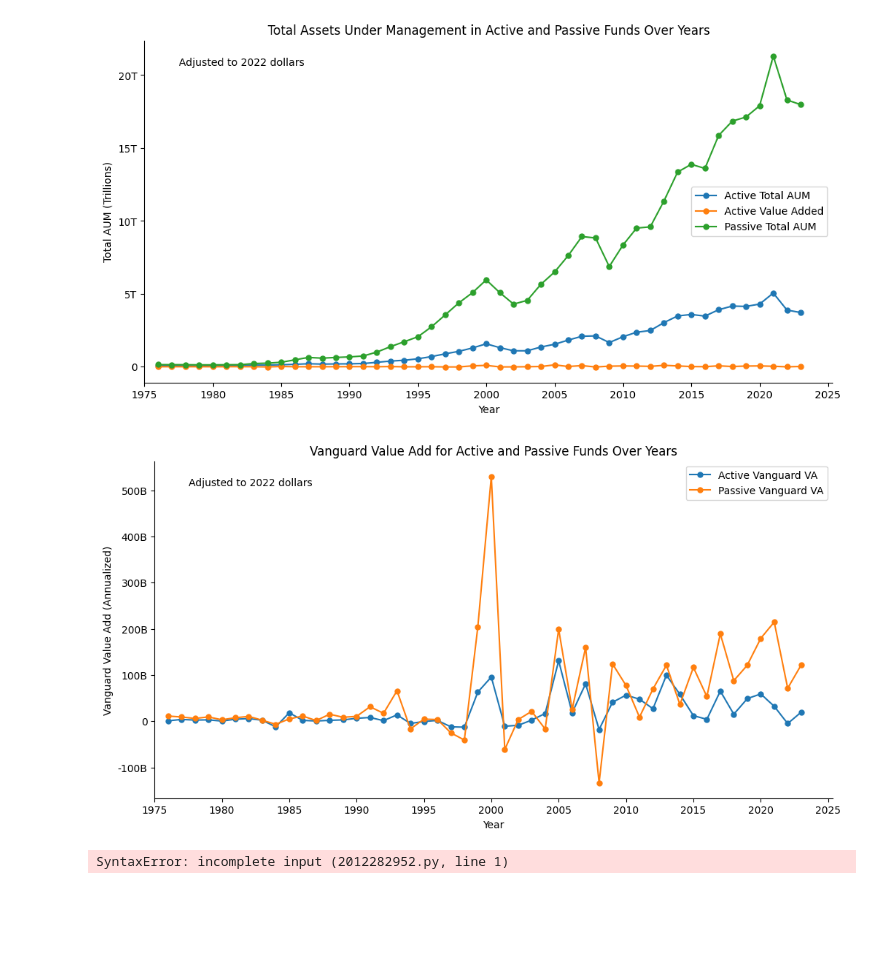
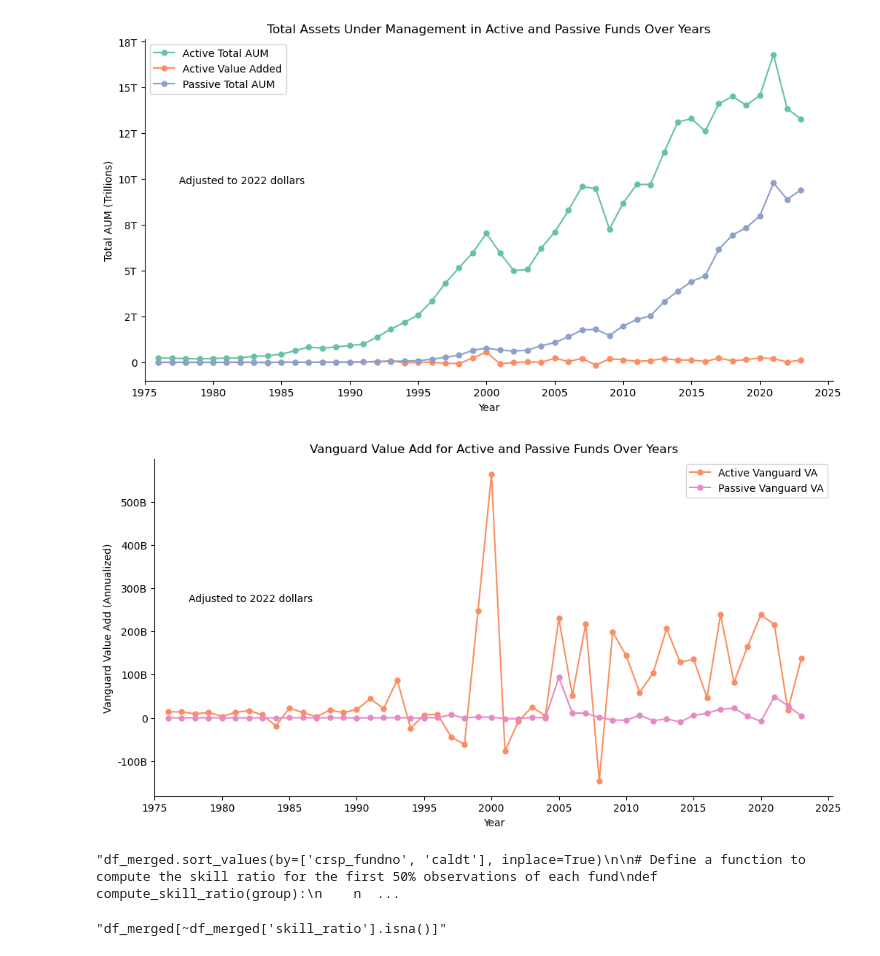
Before and after one commit to ABaraban/WRDS_FA, a Jupyter notebook: passive_active.ipynb, the cells around one changed output. Drawn from its saved outputs; the diff is of its cells as text; code cells hidden in the pictures; blank space fills up the shorter version.

```diff
--- a/passive_active.ipynb
+++ b/passive_active.ipynb
@@ -4,9 +4,10 @@ import pandas as pd
 import numpy as np
 from matplotlib.ticker import FuncFormatter
 import matplotlib.pyplot as plt
+import seaborn as sns
 
 # Define the file path
-file_path = '/scratch/harvard/abaraban/df_merged.csv'
+file_path = 'mutual_fund_data/df_merged.csv'
 
 # Read the DataFrame from the CSV file
 dtype_spec = {
@@ -30,7 +31,7 @@ print(df_merged.shape)
 # List of substrings to check for
 # Appel et al 2016
 substrings = [
-    'Index', 'Idx', 'Indx', 'Ind', 'Russell', 'S & P', 'S and P', 'S&P', 'SandP', 'SP',
+    'Index', 'Idx', 'Indx', 'Ind ', 'Russell', 'S & P', 'S and P', 'S&P', 'SandP', 'SP ',
     'DOW', 'Dow', 'DJ', 'MSCI', 'Bloomberg', 'KBW', 'NASDAQ', 'NYSE', 'STOXX',
     'FTSE', 'Wilshire', 'Morningstar', '100', '400', '500', '600', '900', '1000',
     '1500', '2000', '5000'
@@ -42,15 +43,23 @@ df_merged['index'] = df_merged['fund_name'].str.contains('|'.join(substrings), c
 
 # df_merged = df_merged[~((df_merged['index_fund_flag'] == 'D') | (df_merged['index'] == 1))]
 
+# conditions_active = (
+#     (df_merged['index_fund_flag'].isin(['B', 'E'])) &
+#     (df_merged['index'] == 0)
+# )
 conditions_active = (
-    (df_merged['index_fund_flag'].isin(['B', 'E'])) &
     (df_merged['index'] == 0)
 )
 
+# conditions_passive = (
+#     (df_merged['index_fund_flag'] == 'D') |
+#     (df_merged['index'] == 1)
+# )
 conditions_passive = (
-    (df_merged['index_fund_flag'] == 'D') |
     (df_merged['index'] == 1)
 )
+
+
 
 # Initialize fund type to 'Other', then set to 'Active' or 'Passive' based on conditions
 df_merged['fund_type'] = 'Other'
@@ -60,6 +69,7 @@ df_merged.loc[conditions_passive, 'fund_type'] = 'Passive'
 # Split the DataFrame into active, passive, and other
 active_funds = df_merged[df_merged['fund_type'] == 'Active']
 passive_funds = df_merged[df_merged['fund_type'] == 'Passive']
+other_funds= df_merged[df_merged['fund_type'] == 'Other']
 
 # Display the results
 print("Active Funds:")
@@ -123,6 +131,16 @@ plt.show()
 # %%
 from matplotlib.ticker import FuncFormatter
 import matplotlib.pyplot as plt
+
+palette = sns.color_palette("Set2")
+colors = {
+    'active_aum': palette[0],
+    'active_va': palette[1],
+    'passive_aum': palette[2],
+    'passive_va': palette[3],
+    'other_aum': palette[4],
+    'other_va': palette[5],
+}
 
 # Assuming df_merged is already created, read, and processed as described in your previous steps.
 
@@ -164,6 +182,24 @@ passive_df_by_year['total_aum_in_funds'] = passive_df_by_year['num_funds_each_ye
 passive_df_by_year['ff_VA_tot'] = passive_df_by_year['ff_monthly_mean_VA'] * 12 * passive_df_by_year['num_funds_each_year']
 passive_df_by_year['vanguard_VA_tot'] = passive_df_by_year['vanguard_monthly_mean_VA'] * 12 * passive_df_by_year['num_funds_each_year']
 
+
+# Calculate metrics for other funds
+num_other_funds = other_funds.groupby('year')['crsp_fundno'].nunique()
+mean_other_assets_per_fund = other_funds.groupby('year')['mtna_adj2022'].mean()
+other_ff_VA = other_funds.groupby('year')['ff_VA'].mean()
+other_vanguard_VA = other_funds.groupby('year')['vanguard_VA'].mean()
+
+other_df_by_year = pd.DataFrame({
+    'num_funds_each_year': num_other_funds,
+    'mean_assets_per_fund': mean_other_assets_per_fund,
+    'ff_monthly_mean_VA': other_ff_VA,
+    'vanguard_monthly_mean_VA': other_vanguard_VA
+}).reset_index()
+
+other_df_by_year['total_aum_in_funds'] = other_df_by_year['num_funds_each_year'] * other_df_by_year['mean_assets_per_fund'] * 1000000
+other_df_by_year['ff_VA_tot'] = other_df_by_year['ff_monthly_mean_VA'] * 12 * other_df_by_year['num_funds_each_year']
+other_df_by_year['vanguard_VA_tot'] = other_df_by_year['vanguard_monthly_mean_VA'] * 12 * other_df_by_year['num_funds_each_year']
+
 # Define billions and trillions formatters
 def billions(x, pos):
     if x == 0:
@@ -181,16 +217,14 @@ formatter = FuncFormatter(trillions)
 
 # Plot AUM for Active and Passive funds by year
 plt.figure(figsize=(12, 6))
-plt.plot(active_df_by_year['year'], active_df_by_year['total_aum_in_funds'], marker='o', markersize=5, label="Active Total AUM")
-plt.plot(active_df_by_year['year'], active_df_by_year['vanguard_VA_tot'], marker='o', markersize=5, label="Active Value Added")
-
-plt.plot(passive_df_by_year['year'], passive_df_by_year['total_aum_in_funds'], marker='o', markersize=5, label="Passive Total AUM")
-
+plt.plot(active_df_by_year['year'], active_df_by_year['total_aum_in_funds'], marker='o', markersize=5, label="Active Total AUM", color=colors['active_aum'])
+plt.plot(active_df_by_year['year'], active_df_by_year['vanguard_VA_tot'], marker='o', markersize=5, label="Active Value Added", color=colors['active_va'])
+plt.plot(passive_df_by_year['year'], passive_df_by_year['total_aum_in_funds'], marker='o', markersize=5, label="Passive Total AUM", color=colors['passive_aum'])
 plt.title('Total Assets Under Management in Active and Passive Funds Over Years')
 plt.xlabel('Year')
 plt.ylabel('Total AUM (Trillions)')
 plt.gca().yaxis.set_major_formatter(formatter)  # apply formatter
-plt.text(0.05, 0.95, 'Adjusted to 2022 dollars', transform=plt.gca().transAxes,
+plt.text(0.05, 0.6, 'Adjusted to 2022 dollars', transform=plt.gca().transAxes,
          fontsize=10, verticalalignment='top', bbox=None)
 
 ax = plt.gca()
@@ -200,38 +234,38 @@ ax.spines['left'].set_visible(True)
 ax.spines['bottom'].set_visible(True)
 ax.set_xticks(range(1965, 2026, 5))
 ax.set_xlim(left=1975)
 plt.grid(False)
 plt.legend()
 plt.savefig('figures/active_passive_aum.pdf')
 plt.show()
 formatter = FuncFormatter(billions)
 
 # Plot Vanguard Value Add for Active and Passive funds by year
 plt.figure(figsize=(12, 6))
-plt.plot(active_df_by_year['year'], active_df_by_year['vanguard_VA_tot'], marker='o', markersize=5, label="Active Vanguard VA")
-plt.plot(passive_df_by_year['year'], passive_df_by_year['vanguard_VA_tot'], marker='o', markersize=5, label="Passive Vanguard VA")
+plt.plot(active_df_by_year['year'], active_df_by_year['vanguard_VA_tot'], marker='o', markersize=5, label="Active Vanguard VA", color=colors['active_va'])
+plt.plot(passive_df_by_year['year'], passive_df_by_year['vanguard_VA_tot'], marker='o', markersize=5, label="Passive Vanguard VA", color=colors['passive_va'])
 
 plt.title('Vanguard Value Add for Active and Passive Funds Over Years')
 plt.xlabel('Year')
 plt.ylabel('Vanguard Value Add (Annualized)')
-plt.text(0.05, 0.95, 'Adjusted to 2022 dollars', transform=plt.gca().transAxes,
+plt.text(0.05, 0.6, 'Adjusted to 2022 dollars', transform=plt.gca().transAxes,
          fontsize=10, verticalalignment='top', bbox=None)
 plt.gca().yaxis.set_major_formatter(formatter)  # apply formatter
 
 ax = plt.gca()
 ax.spines['top'].set_visible(False)
 ax.spines['right'].set_visible(False)
 ax.spines['left'].set_visible(True)
 ax.spines['bottom'].set_visible(True)
 ax.set_xticks(range(1965, 2026, 5))
 ax.set_xlim(left=1975)
 plt.grid(False)
 plt.legend()
 plt.savefig('figures/active_passive_vanguard_va.pdf')
 plt.show()
 # %% [output]
-[figure, old version]
+[figure, new version]
-[figure, old version]
+[figure, new version]
 # %%
 """df_merged.sort_values(by=['crsp_fundno', 'caldt'], inplace=True)
 
@@ -260,9 +294,11 @@ def compute_skill_ratio(group):
 skill_ratios = df_merged.groupby('crsp_fundno').apply(compute_skill_ratio).reset_index()
 
 # Merge the skill ratios back to the original DataFrame
-df_merged = df_merged.merge(skill_ratios, on='crsp_fundno', how='left')
+df_merged = df_merged.merge(skill_ratios, on='crsp_fundno', how='left')"""
 # %% [output]
-SyntaxError: incomplete input (2012282952.py, line 1)
+"df_merged.sort_values(by=['crsp_fundno', 'caldt'], inplace=True)\n\n# Define a function to compute the skill ratio for the first 50% observations of each fund\ndef compute_skill_ratio(group):\n    n  ...
 # %%
-"""df_merged[~df_merged['skill_ratio'].isna()]
+"""df_merged[~df_merged['skill_ratio'].isna()]"""
+# %% [output]
+"df_merged[~df_merged['skill_ratio'].isna()]"
 # %%
```
Also changed, not shown: parts of 7 cells of this notebook, 12 other files.
